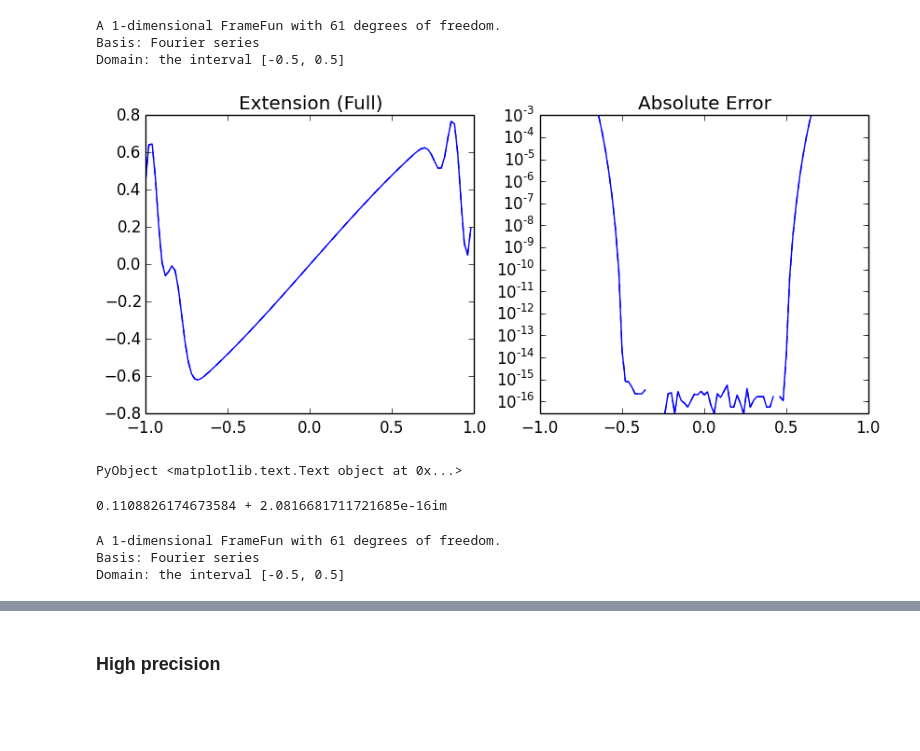
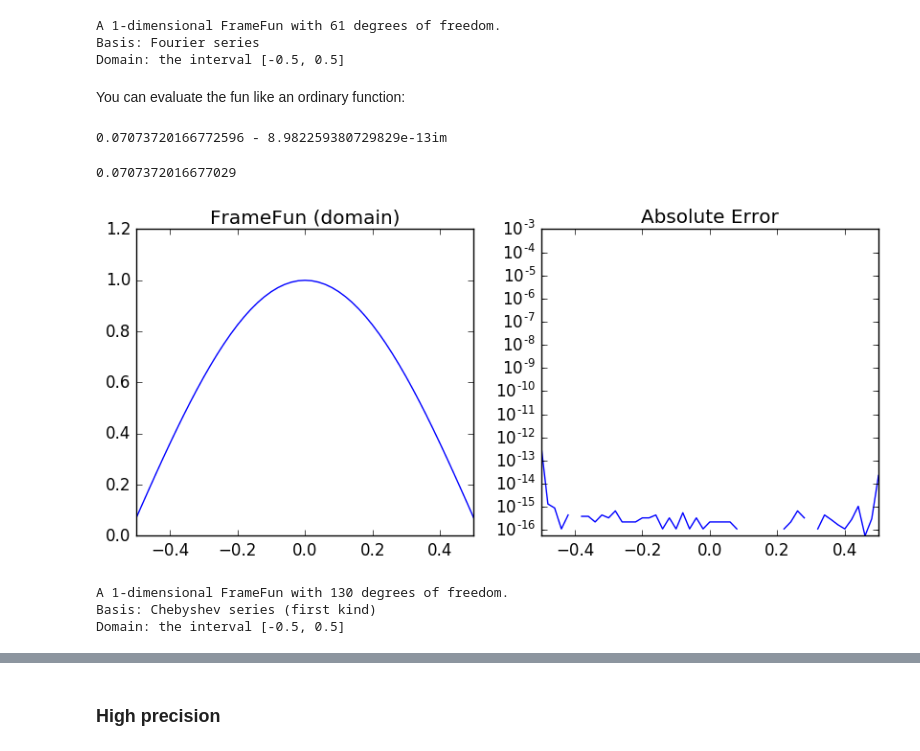
Before and after one commit to JuliaApproximation/FrameFun.jl, a Jupyter notebook: examples/FrameFunDemo.ipynb, the cells around one changed output, grey strips where cells are left out. Saved outputs shown, nothing was run; the diff lists cells and outputs as text; code cells hidden in the pictures; blank space fills up the shorter version.

```diff
--- a/examples/FrameFunDemo.ipynb
+++ b/examples/FrameFunDemo.ipynb
@@ -35,21 +14,28 @@ F1 = Fun(f1,B,D)
 A 1-dimensional FrameFun with 61 degrees of freedom.
 Basis: Fourier series
 Domain: the interval [-0.5, 0.5]
+# %% [markdown]
+You can evaluate the fun like an ordinary function:
+# %%
+F1(0.5)
+# %% [output]
+0.07073720166772596 - 8.982259380729829e-13im
+# %%
+f1(0.5)
+# %% [output]
+0.0707372016677029
 # %%
 figure(figsize=(10,4))
-subplot(121); FrameFuns.plot_expansion(F1,n=100)
-subplot(122); FrameFuns.plot_error(F1,f1,n=100)
+subplot(121); FrameFuns.plot(F1,n=100)
+subplot(122); FrameFuns.plot_error(F1,f1,n=100);
 # %% [output]
-[figure, old version]
+[figure, new version]
-PyObject <matplotlib.text.Text object at 0x...>
-# %%
-F1(0.0); G1=BasisFunctions.grid(basis(F1)); [G1[i] for i in eachindex(G1)];F1(0.1111111)
-# %% [output]
-0.1108826174673584 + 2.0816681711721685e-16im
 # %%
+B2 = ChebyshevBasis(130)
+D = Interval()/2
 f2(x) = cos(80*x)
-F2 = Fun(f2, B, D)
+F2 = Fun(f2, B2, D)
 # %% [output]
-A 1-dimensional FrameFun with 61 degrees of freedom.
-Basis: Fourier series
+A 1-dimensional FrameFun with 130 degrees of freedom.
+Basis: Chebyshev series (first kind)
 Domain: the interval [-0.5, 0.5]
```
Also changed, not shown: parts of 31 cells of this notebook.
